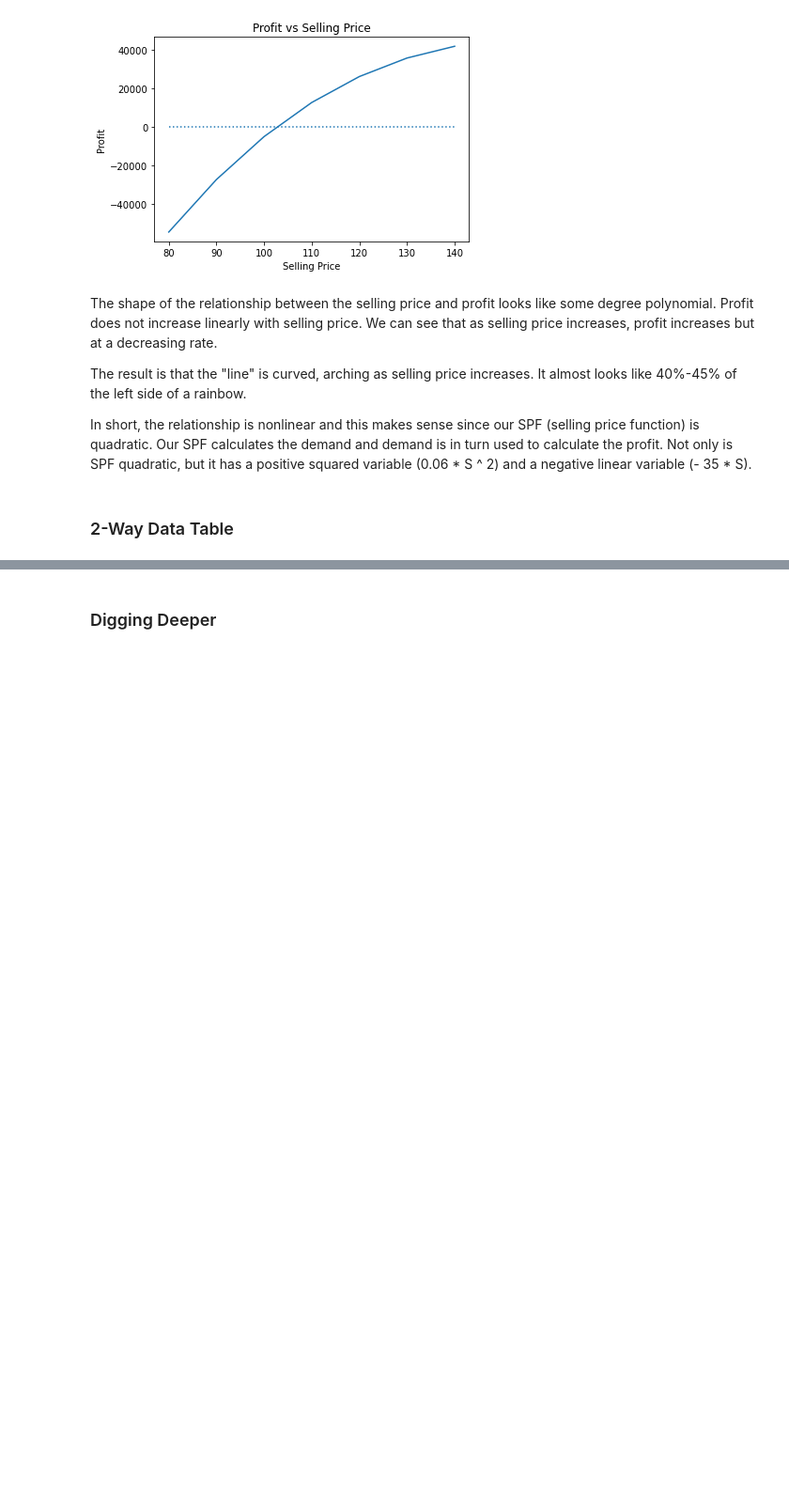
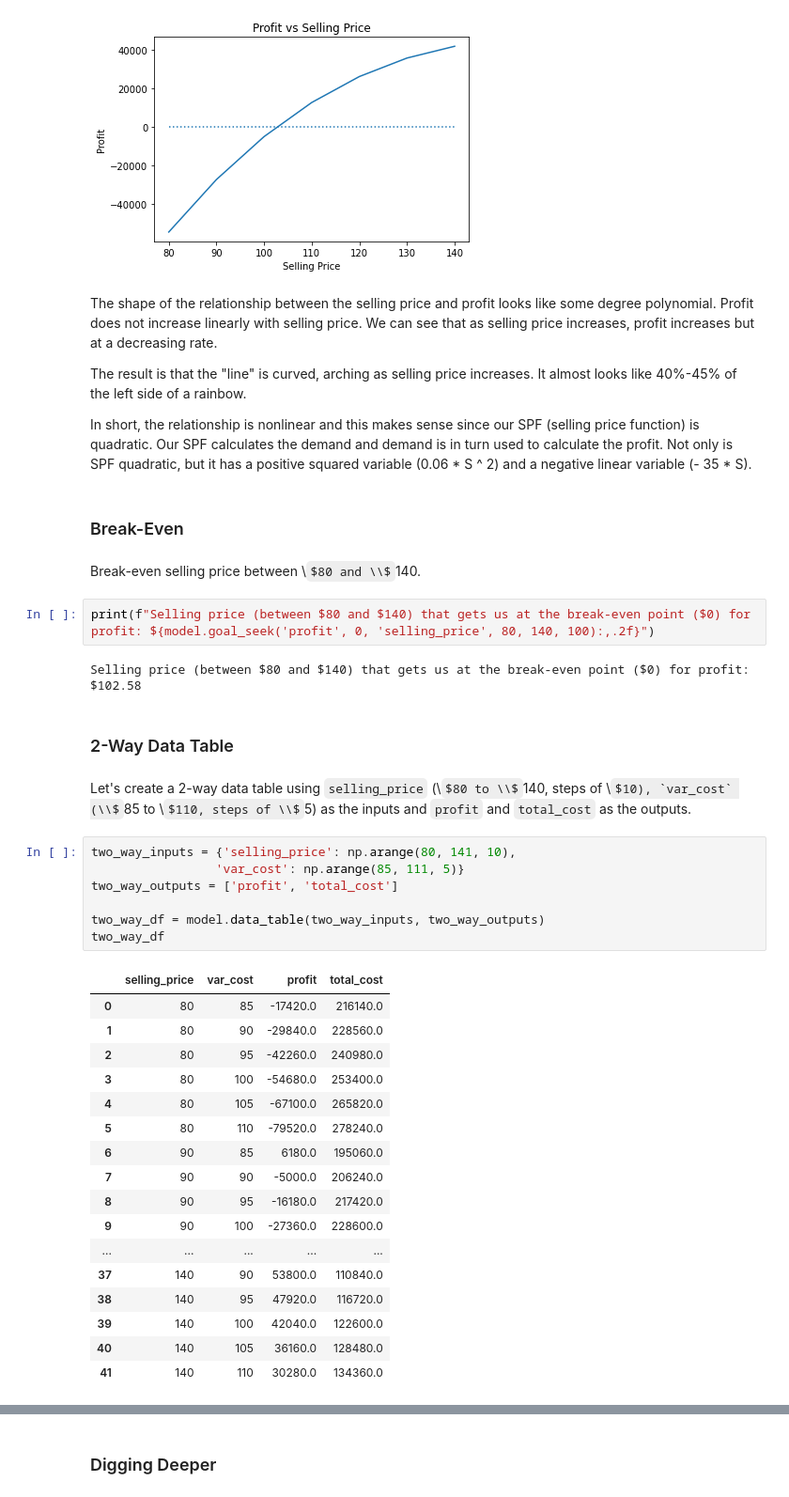
Before and after one commit to dimasmoosa/mis6900_hw2, a Jupyter notebook: hw2_dmoosa.ipynb, the cells around one changed output, grey strips where cells are left out. Shown at 94% size. Saved outputs shown, nothing was run; the diff lists cells and outputs as text; some formulas as TeX source; blank space fills up the shorter version.

```diff
--- a/hw2_dmoosa.ipynb
+++ b/hw2_dmoosa.ipynb
@@ -112,5 +114,40 @@ The shape of the relationship between the selling price and profit looks like so
 The result is that the "line" is curved, arching as selling price increases. It almost looks like 40%-45% of the left side of a rainbow.
 
 In short, the relationship is nonlinear and this makes sense since our SPF (selling price function) is quadratic. Our SPF calculates the demand and demand is in turn used to calculate the profit. Not only is SPF quadratic, but it has a positive squared variable (0.06 * S ^ 2) and a negative linear variable (- 35 * S).
+# %% [markdown]
+### Break-Even
+# %% [markdown]
+Break-even selling price between \\$80 and \\$140.
+# %%
+print(f"Selling price (between $80 and $140) that gets us at the break-even point ($0) for profit: ${model.goal_seek('profit', 0, 'selling_price', 80, 140, 100):,.2f}")
+# %% [output]
+Selling price (between $80 and $140) that gets us at the break-even point ($0) for profit: $102.58
 # %% [markdown]
 ### 2-Way Data Table
+# %% [markdown]
+Let's create a 2-way data table using `selling_price` (\\$80 to \\$140, steps of \\$10), `var_cost` (\\$85 to \\$110, steps of \\$5) as the inputs and `profit` and `total_cost` as the outputs.
+# %%
+two_way_inputs = {'selling_price': np.arange(80, 141, 10),
+                 'var_cost': np.arange(85, 111, 5)}
+two_way_outputs = ['profit', 'total_cost']
+
+two_way_df = model.data_table(two_way_inputs, two_way_outputs)
+two_way_df
+# %% [output]
+|  | selling_price | var_cost | profit | total_cost |
+| 0 | 80 | 85 | -17420.0 | 216140.0 |
+| 1 | 80 | 90 | -29840.0 | 228560.0 |
+| 2 | 80 | 95 | -42260.0 | 240980.0 |
+| 3 | 80 | 100 | -54680.0 | 253400.0 |
+| 4 | 80 | 105 | -67100.0 | 265820.0 |
+| 5 | 80 | 110 | -79520.0 | 278240.0 |
+| 6 | 90 | 85 | 6180.0 | 195060.0 |
+| 7 | 90 | 90 | -5000.0 | 206240.0 |
+| 8 | 90 | 95 | -16180.0 | 217420.0 |
+| 9 | 90 | 100 | -27360.0 | 228600.0 |
+| ... | ... | ... | ... | ... |
+| 37 | 140 | 90 | 53800.0 | 110840.0 |
+| 38 | 140 | 95 | 47920.0 | 116720.0 |
+| 39 | 140 | 100 | 42040.0 | 122600.0 |
+| 40 | 140 | 105 | 36160.0 | 128480.0 |
+| 41 | 140 | 110 | 30280.0 | 134360.0 |
```
Also changed, not shown: parts of 14 cells of this notebook.
